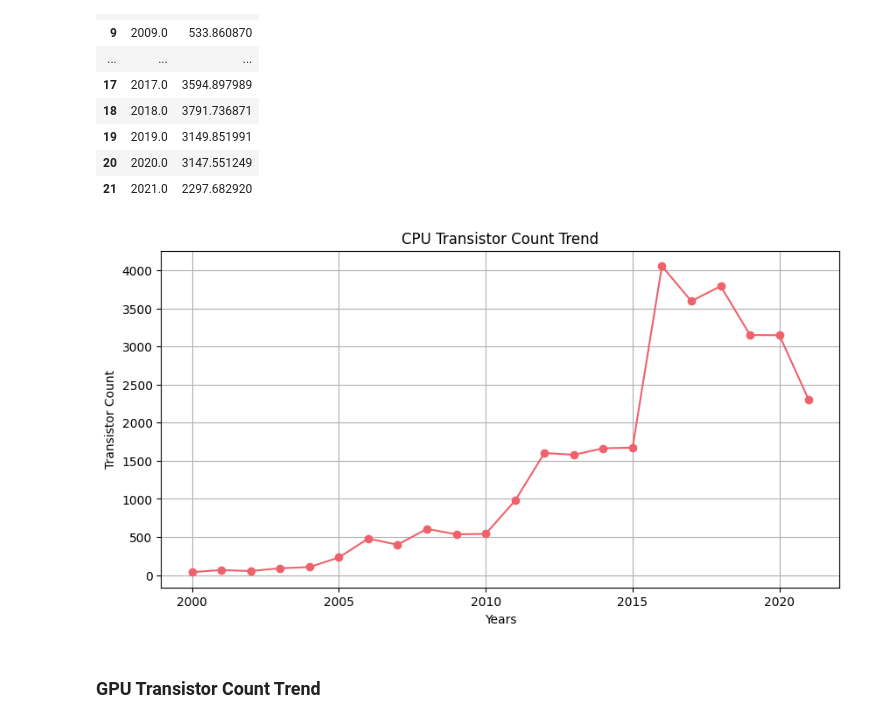
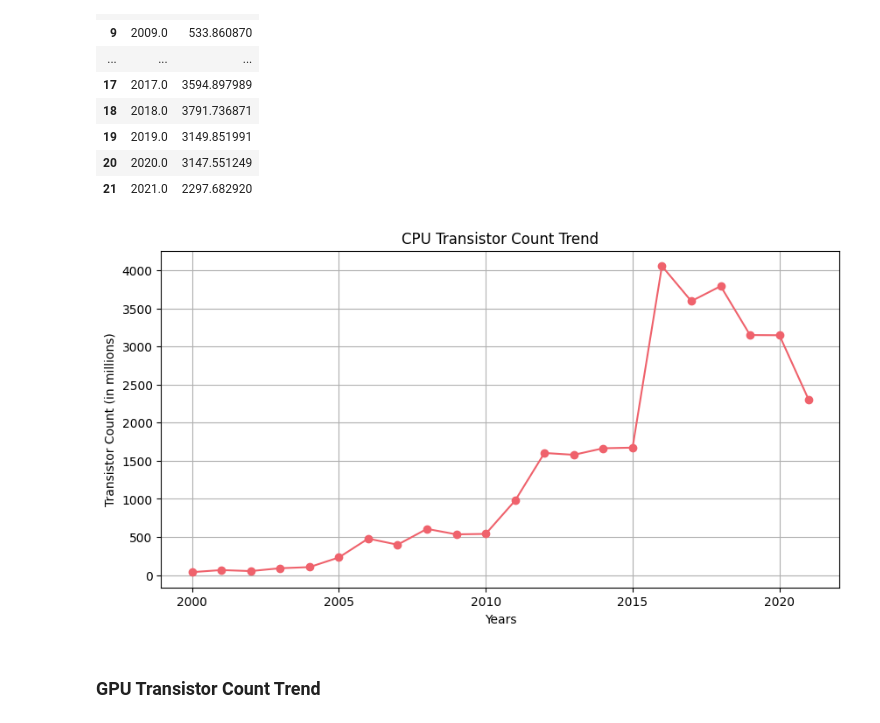
Before and after one commit to FrancisGabrielCayao/MATHEDA-CAYAO, a Jupyter notebook: WK8 EDA Activity 2 - Exploratory Data Analysis/Exercise/WK8-Exploratory-Data-Analysis.ipynb, the cells around one changed output. Cells and saved outputs as stored; diff of their text form; code cells hidden in the pictures.

```diff
--- a/WK8 EDA Activity 2 - Exploratory Data Analysis/Exercise/WK8-Exploratory-Data-Analysis.ipynb
+++ b/WK8 EDA Activity 2 - Exploratory Data Analysis/Exercise/WK8-Exploratory-Data-Analysis.ipynb
@@ -795,13 +795,13 @@ df_tscpu
 # %%
 plt.figure(figsize=(10,5))
 plt.plot(df_tscpu['Year'],df_tscpu['Transistors'], color='#EF626C',marker='o')
 plt.title('CPU Transistor Count Trend')
-plt.ylabel('Transistor Count')
+plt.ylabel('Transistor Count (in millions)')
 plt.xlabel('Years')
 plt.grid(True)
 plt.show()
 # %% [output]
-[figure, old version]
+[figure, new version]
 # %% [markdown]
 ### GPU Transistor Count Trend
 # %%
```
Also changed, not shown: parts of 3 cells of this notebook.
